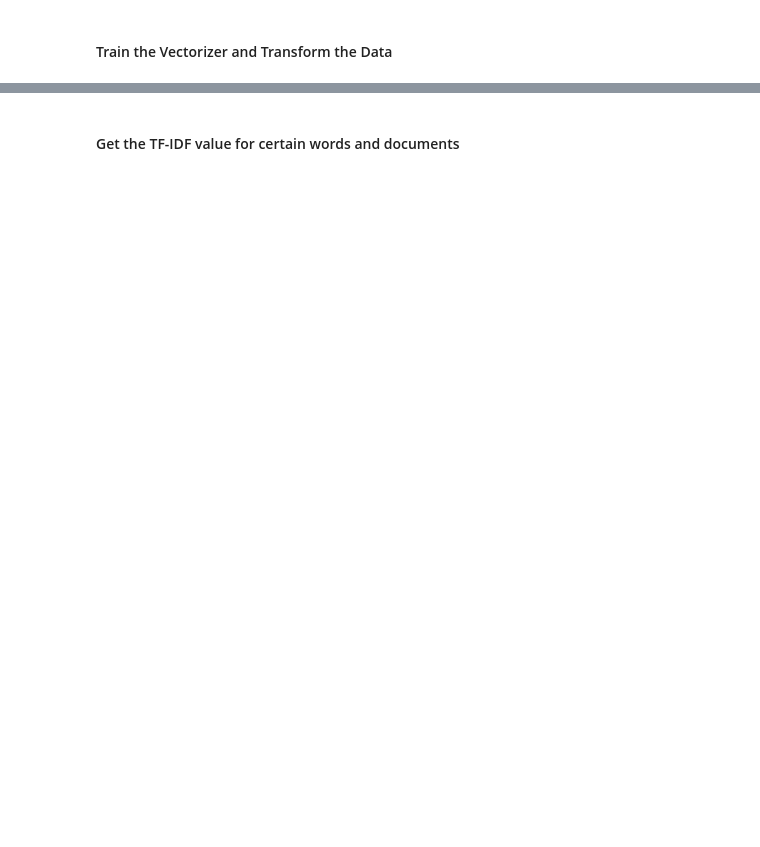
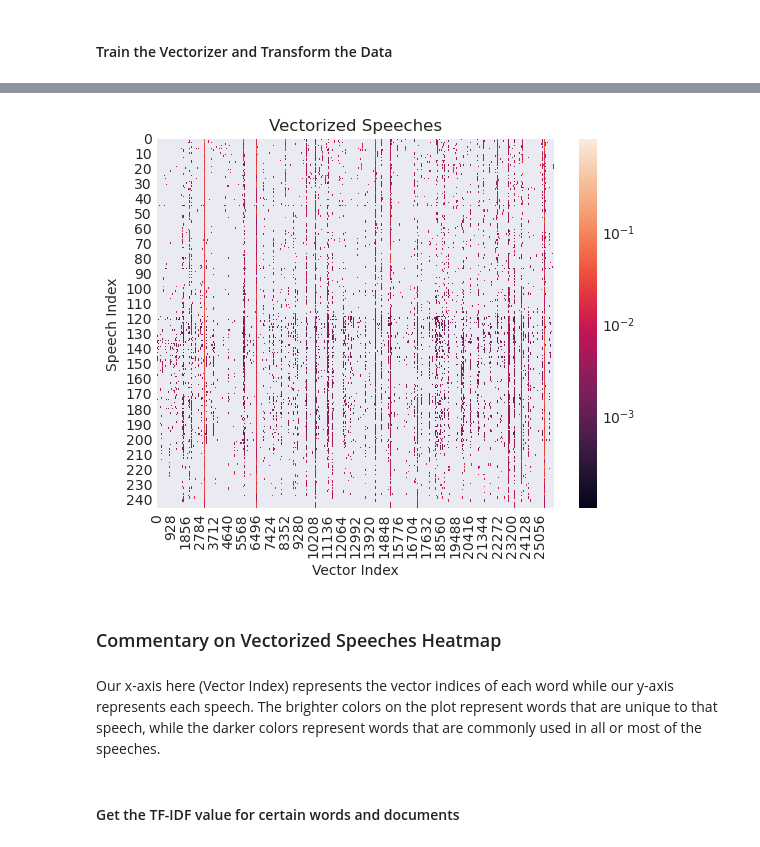
Before and after one commit to UCB-stat-159-f25/proj02-shrija-owen-allison, a Jupyter notebook: nlp-P02.ipynb, the cells around one changed output, grey strips where cells are left out. Saved outputs shown, nothing was run; the diff lists cells and outputs as text; code cells hidden in the pictures; blank space fills up the shorter version.

```diff
--- a/nlp-P02.ipynb
+++ b/nlp-P02.ipynb
@@ -318,3 +325,31 @@ The output of `fit_transform()` will be a matrix where each row corresponds to a
+# %%
+# Add padding to vmin and vmax
+vmin_padded = 1e-4
+vmax_padded = 1e0
+
+sns.heatmap(
+    vectorized_dense,
+    norm=mcolors.LogNorm(vmin=vmin_padded, vmax=vmax_padded),
+    cbar_kws={
+        'ticks': [1e-3, 1e-2, 1e-1]  # tick positions stay the same
+    }
+)
+
+# Fix colorbar labels to be powers of ten
+cbar = plt.gcf().axes[-1]
+cbar.set_yticklabels([r'$10^{-3}$', r'$10^{-2}$', r'$10^{-1}$'])
+
+plt.xlabel('Vector Index')
+plt.ylabel('Speech Index')
+plt.title('Vectorized Speeches')
+plt.savefig(outputs_dir / "vectorized_speeches_heatmap.png", dpi=300, bbox_inches="tight")
+plt.show()
+# %% [output]
+[figure, added]
+# %% [markdown]
+### Commentary on Vectorized Speeches Heatmap
+# %% [markdown]
+Our x-axis here (Vector Index) represents the vector indices of each word while our y-axis represents each speech. The brighter colors on the plot represent words that are unique to that speech, while the darker colors represent words that are commonly used in all or most of the speeches.
 # %% [markdown]
 #### Get the TF-IDF value for certain words and documents
 # %%
```
Also changed, not shown: parts of 17 cells of this notebook.
